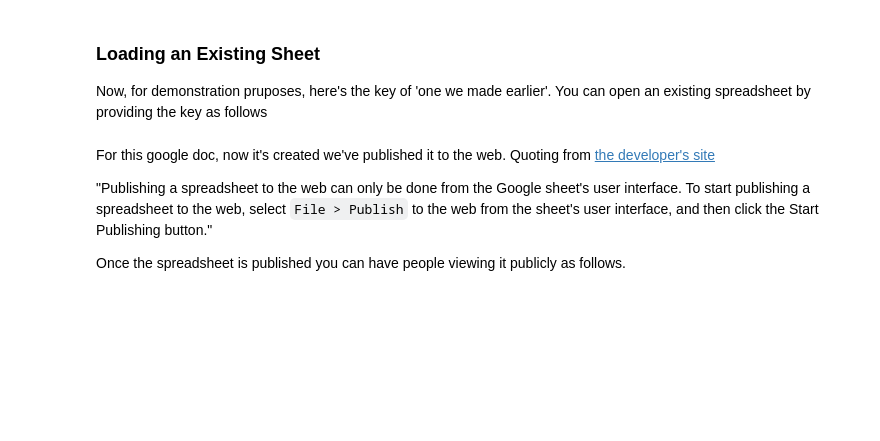
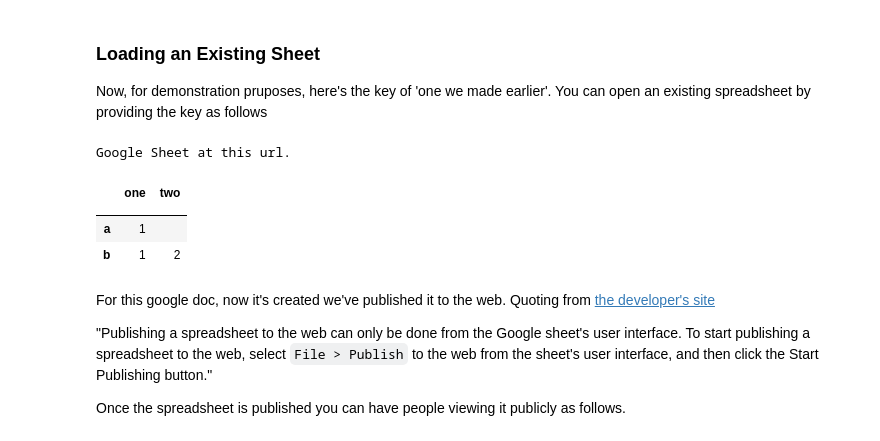
Before and after one commit to lawrennd/googoal, a Jupyter notebook: notebooks/Google Docs Interface.ipynb, the cells around one changed output. Saved outputs shown, nothing was run; the diff lists cells and outputs as text; code cells hidden in the pictures; blank space fills up the shorter version.

```diff
--- a/notebooks/Google Docs Interface.ipynb
+++ b/notebooks/Google Docs Interface.ipynb
@@ -83,7 +113,15 @@ sheet.resource.delete()
 
 Now, for demonstration pruposes, here's the key of 'one we made earlier'. You can open an existing spreadsheet by providing the key as follows
 # %%
-resource = gl.drive.Resource(id='1nnUOpV30Jo9ISYPtkqSWbTLzymo5EBxA9056gKdLh1Q')
+resource = gl.drive.Resource(id='1zV1LT5_ITZuycRwv7iM2wLHH61PjMtKaPPIFYv7NdY8')
 sheet = gl.sheet.Sheet(resource=resource)
+# %%
+sheet
+# %% [output]
+Google Sheet at this url.
+|  | one | two |
+|  |  |  |
+| a | 1 |  |
+| b | 1 | 2 |
 # %%
 df2 = sheet.read()
```
Also changed, not shown: parts of 26 cells of this notebook, 6 other files.
